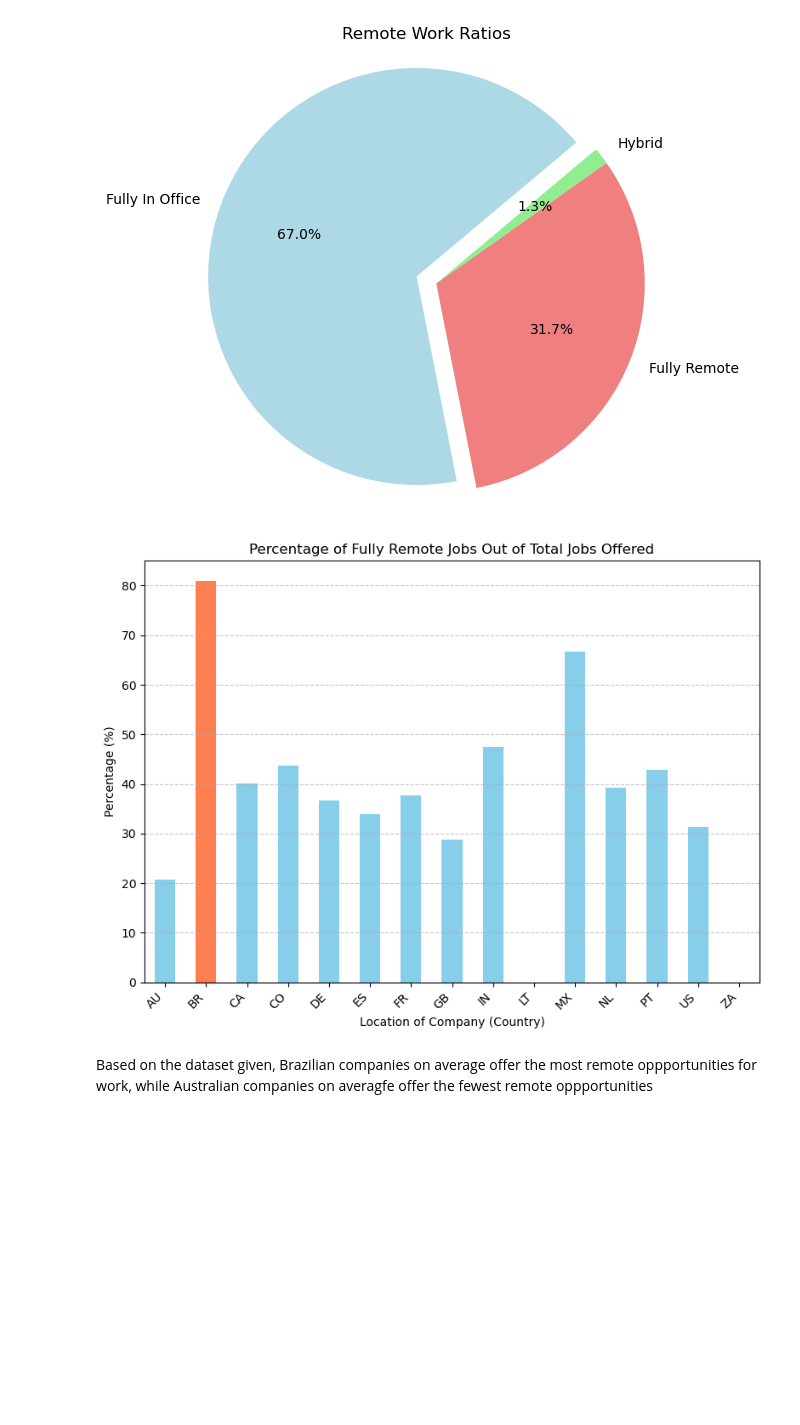
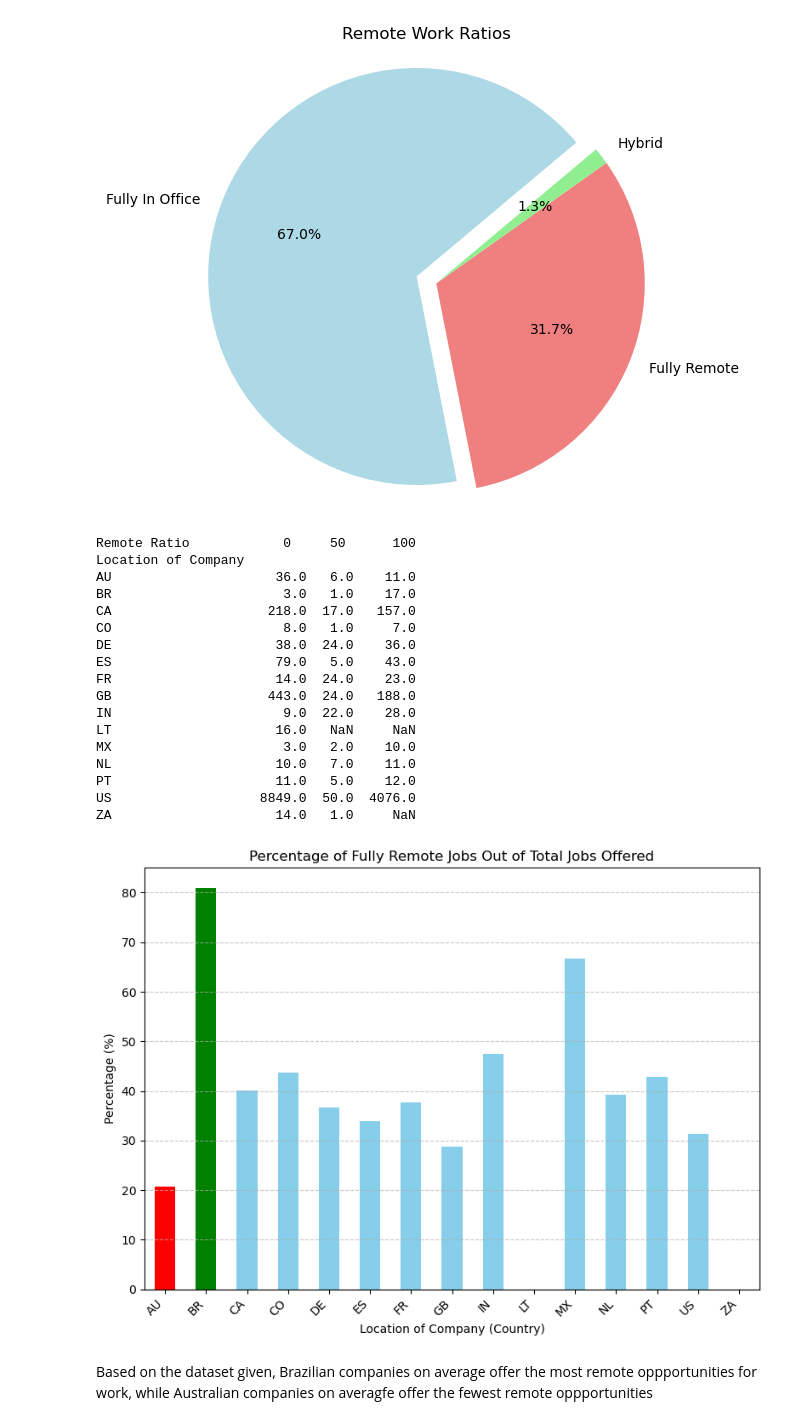
Before and after one commit to chadhollman/data-analyst-job-trends-2020-2024, a Jupyter notebook: remote_work_analysis.ipynb, the cells around one changed output. Saved outputs shown, nothing was run; the diff lists cells and outputs as text; code cells hidden in the pictures; blank space fills up the shorter version.

```diff
--- a/remote_work_analysis.ipynb
+++ b/remote_work_analysis.ipynb
@@ -219,36 +277,56 @@ See the caveats in the documentation: https://pandas.pydata.org/pandas-docs/stab
 [figure]
 # %%
 remote_ratio_counts = clean_df.groupby('Location of Company')['Remote Ratio'].value_counts().unstack()
+print(remote_ratio_counts)
 
 # Display the result
 
 total_counts = remote_ratio_counts.sum(axis=1)
 
 # Calculate the percentage of the total represented by '100' counts
 percentage_100_counts = (remote_ratio_counts[100] / total_counts) * 100
 
 # Display the result
 colors = ['skyblue'] * len(percentage_100_counts)
 max_index = percentage_100_counts.idxmax()
-colors[percentage_100_counts.index.get_loc(max_index)] = 'coral'  # Change color of the highest value bar
+min_index = percentage_100_counts.idxmin()
+colors[percentage_100_counts.index.get_loc(max_index)] = 'g'
+colors[percentage_100_counts.index.get_loc(min_index)] = 'r'  # Change color of the highest value bar
 plt.figure(figsize=(8, 6))
 percentage_100_counts.plot(kind='bar', color=colors)
 
 # Add titles and labels
 plt.title('Percentage of Fully Remote Jobs Out of Total Jobs Offered')
 plt.xlabel('Location of Company (Country)')
 plt.ylabel('Percentage (%)')
 plt.xticks(rotation=45, ha='right')
 plt.grid(axis='y', linestyle='--', alpha=0.7)
 
 
 
 # Display the plot
 plt.tight_layout()
-plt.savefig("output_data/remote_country.png")
+plt.savefig("images/remote_country.png")
 plt.show()
 # %% [output]
+Remote Ratio            0     50      100
+Location of Company
+AU                     36.0   6.0    11.0
+BR                      3.0   1.0    17.0
+CA                    218.0  17.0   157.0
+CO                      8.0   1.0     7.0
+DE                     38.0  24.0    36.0
+ES                     79.0   5.0    43.0
+FR                     14.0  24.0    23.0
+GB                    443.0  24.0   188.0
+IN                      9.0  22.0    28.0
+LT                     16.0   NaN     NaN
+MX                      3.0   2.0    10.0
+NL                     10.0   7.0    11.0
+PT                     11.0   5.0    12.0
+US                   8849.0  50.0  4076.0
+ZA                     14.0   1.0     NaN
-[figure, old version]
+[figure, new version]
 # %% [markdown]
 Based on the dataset given, Brazilian companies on average offer the most remote oppportunities for work, while Australian companies on averagfe offer the fewest remote oppportunities
 # %%
```
Also changed, not shown: parts of 8 cells of this notebook, 9 other files.
